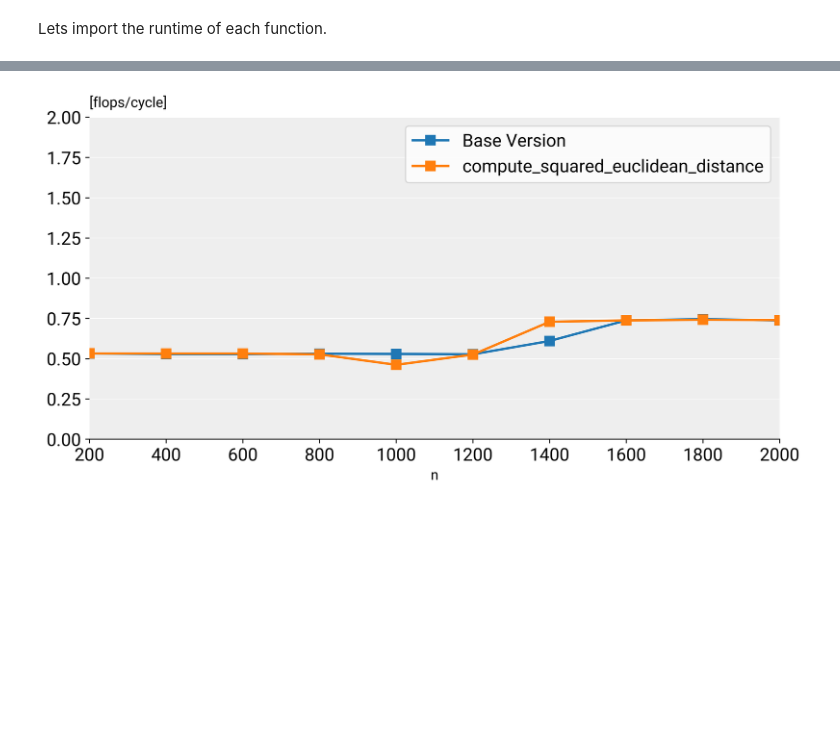
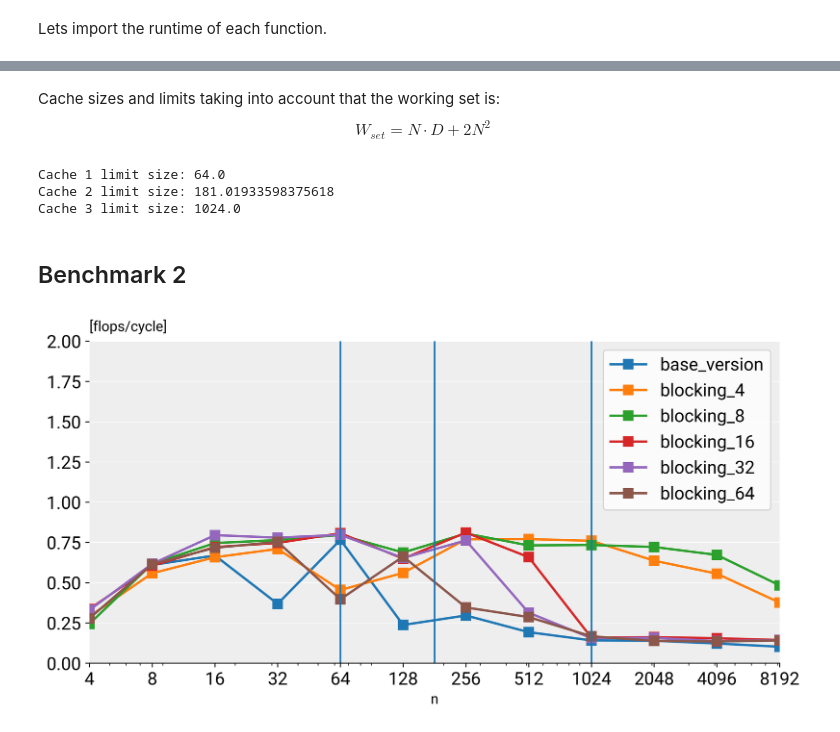
Before and after one commit to albertomontesg/fast-tsne, a Jupyter notebook: code/implementations/optimizations/compute_squared_euclidean_distance/benchmarking/benchmarking.ipynb, the cells around one changed output, grey strips where cells are left out. Drawn from its saved outputs; the diff is of its cells as text; code cells hidden in the pictures; blank space fills up the shorter version.

```diff
--- a/code/implementations/optimizations/compute_squared_euclidean_distance/benchmarking/benchmarking.ipynb
+++ b/code/implementations/optimizations/compute_squared_euclidean_distance/benchmarking/benchmarking.ipynb
@@ -32,6 +32,7 @@ mpl.rcParams['font.size'] = 15
 # Define fixed variables of the problem
 D = 28*28
 d = 2
+D = 2
 T = 1000
 # %% [markdown]
 Lets define the flops depending on the input size.
@@ -69,8 +72,48 @@ for func in func_names:
     cycles = data[func].as_matrix()
     P = flops / cycles
     perf.append(P)
-# %%
-plot(N, perf, labels=func_names)
-plt.show()
-# %% [output]
-[figure, removed]
+# %% [markdown]
+Cache sizes and limits taking into account that the working set is:
+$$W_{set} = N \cdot D + 2 N^2$$
+# %%
+cache_1 = 32 * 2**10    # 32 KB
+cache_2 = 256 * 2**10   # 256 KB
+cache_3 = 8 * 2**20.    # 8 MB
+
+
+N_cache1 = np.sqrt(cache_1 / 4 / 2)
+N_cache2 = np.sqrt(cache_2 / 4 / 2)
+N_cache3 = np.sqrt(cache_3 / 4 / 2)
+print(f"Cache 1 limit size: {N_cache1}")
+print(f"Cache 2 limit size: {N_cache2}")
+print(f"Cache 3 limit size: {N_cache3}")
+# %% [output]
+Cache 1 limit size: 64.0
+Cache 2 limit size: 181.01933598375618
+Cache 3 limit size: 1024.0
+# %% [markdown]
+## Benchmark 2
+# %%
+data = pd.read_csv("./bench2.csv")
+# Extract the input size
+N = data["N"].as_matrix()
+# Decompose the data frame into the different functions and compute the performance
+func_names = data.columns.values[1:]
+perf = []
+flops = get_flops(N)
+
+for func in func_names:
+    cycles = data[func].as_matrix()
+    P = flops / cycles
+    perf.append(P)
+
+ax = plot(N, perf, labels=func_names, ylim=2)
+ax.set_xscale("log")
+ax.set_xticks(N)
+ax.set_xticklabels(N)
+ax.axvline(N_cache1)
+ax.axvline(N_cache2)
+ax.axvline(N_cache3)
+plt.show()
+# %% [output]
+[figure, added]
```
Also changed, not shown: parts of 5 cells of this notebook, 7 other files.
